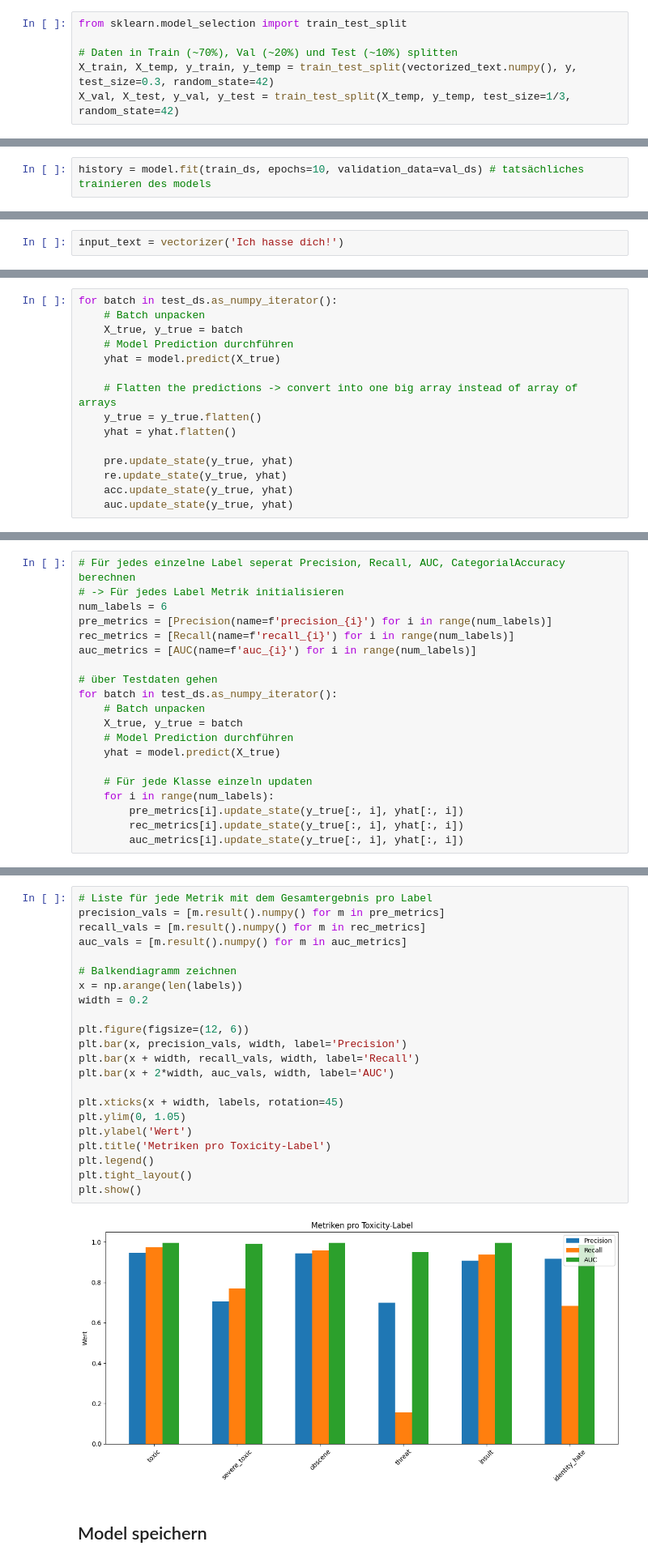
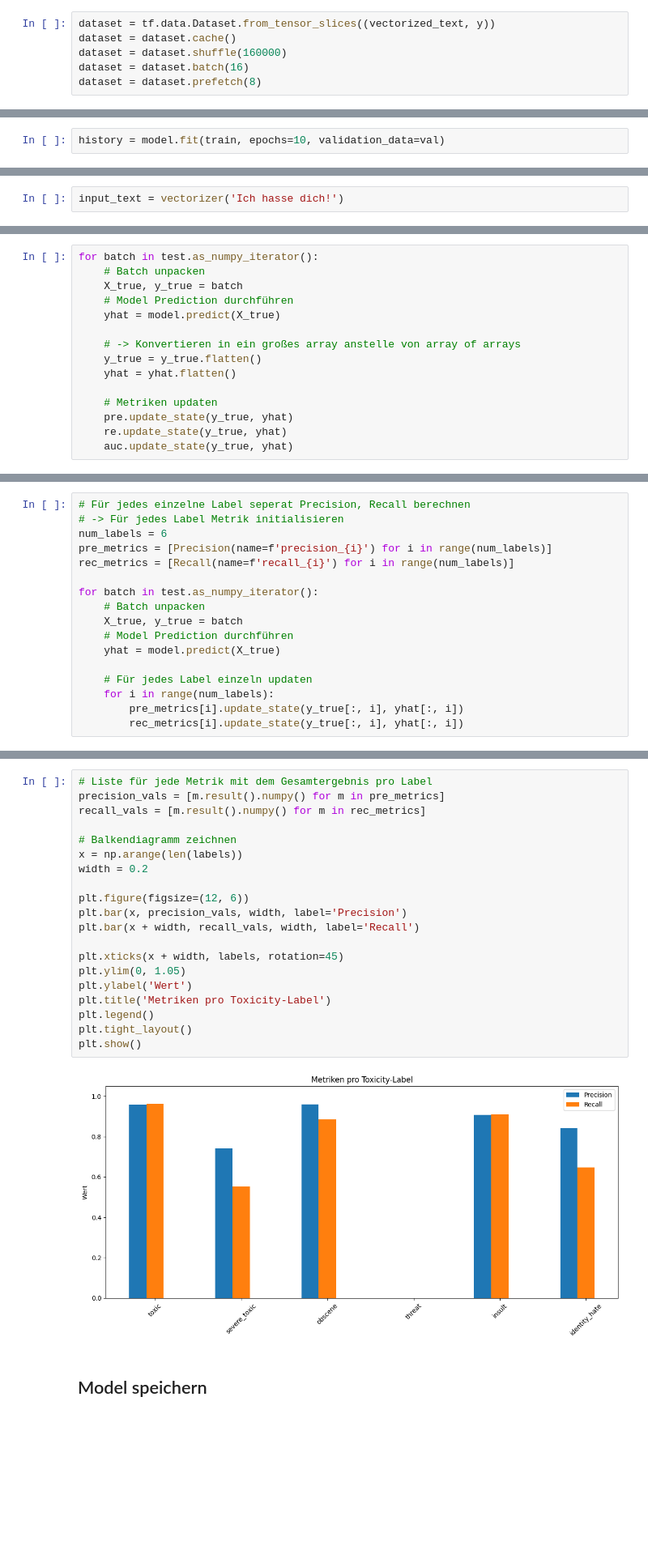
Before and after one commit to dominiknicklas/hm-student-hub, a Jupyter notebook: student_hub/model_training/toxicity_model_training.ipynb, the cells around one changed output, grey strips where cells are left out. Shown: that part at 81% size. Cells and saved outputs as stored; diff of their text form; blank space fills up the shorter version.

```diff
--- a/student_hub/model_training/toxicity_model_training.ipynb
+++ b/student_hub/model_training/toxicity_model_training.ipynb
@@ -148,9 +148,9 @@ Anzahl aller Tokens: 9639488
 Anzahl der [UNK]-Tokens: 146024
 Anteil [UNK]: 1.51%
 # %%
-from sklearn.model_selection import train_test_split
-
-# Daten in Train (~70%), Val (~20%) und Test (~10%) splitten
-X_train, X_temp, y_train, y_temp = train_test_split(vectorized_text.numpy(), y, test_size=0.3, random_state=42)
-X_val, X_test, y_val, y_test = train_test_split(X_temp, y_temp, test_size=1/3, random_state=42)
+dataset = tf.data.Dataset.from_tensor_slices((vectorized_text, y))
+dataset = dataset.cache()
+dataset = dataset.shuffle(160000)
+dataset = dataset.batch(16)
+dataset = dataset.prefetch(8)
 # %%
@@ -245,4 +207,4 @@ _________________________________________________________________
 # %%
-history = model.fit(train_ds, epochs=10, validation_data=val_ds) # tatsächliches trainieren des models
+history = model.fit(train, epochs=10, validation_data=val)
 # %% [output]
 Epoch 1/10
@@ -300,17 +271,17 @@ acc = CategoricalAccuracy()
 auc = AUC()
 # %%
-for batch in test_ds.as_numpy_iterator():
+for batch in test.as_numpy_iterator():
     # Batch unpacken
     X_true, y_true = batch
     # Model Prediction durchführen
     yhat = model.predict(X_true)
 
-    # Flatten the predictions -> convert into one big array instead of array of arrays
+    # -> Konvertieren in ein großes array anstelle von array of arrays
     y_true = y_true.flatten()
     yhat = yhat.flatten()
 
+    # Metriken updaten
     pre.update_state(y_true, yhat)
     re.update_state(y_true, yhat)
-    acc.update_state(y_true, yhat)
     auc.update_state(y_true, yhat)
 # %% [output]
@@ -338,21 +316,18 @@ Precision: 0.9246996641159058, Recall:0.9446273446083069, AUC:0.9973050355911255
 # %%
-# Für jedes einzelne Label seperat Precision, Recall, AUC, CategorialAccuracy berechnen
+# Für jedes einzelne Label seperat Precision, Recall berechnen
 # -> Für jedes Label Metrik initialisieren
 num_labels = 6
 pre_metrics = [Precision(name=f'precision_{i}') for i in range(num_labels)]
 rec_metrics = [Recall(name=f'recall_{i}') for i in range(num_labels)]
-auc_metrics = [AUC(name=f'auc_{i}') for i in range(num_labels)]
 
-# über Testdaten gehen
-for batch in test_ds.as_numpy_iterator():
+for batch in test.as_numpy_iterator():
     # Batch unpacken
     X_true, y_true = batch
     # Model Prediction durchführen
     yhat = model.predict(X_true)
 
-    # Für jede Klasse einzeln updaten
+    # Für jedes Label einzeln updaten
     for i in range(num_labels):
         pre_metrics[i].update_state(y_true[:, i], yhat[:, i])
         rec_metrics[i].update_state(y_true[:, i], yhat[:, i])
-        auc_metrics[i].update_state(y_true[:, i], yhat[:, i])
 # %% [output]
@@ -376,27 +352,25 @@ for batch in test_ds.as_numpy_iterator():
 # %%
 # Liste für jede Metrik mit dem Gesamtergebnis pro Label
 precision_vals = [m.result().numpy() for m in pre_metrics]
 recall_vals = [m.result().numpy() for m in rec_metrics]
-auc_vals = [m.result().numpy() for m in auc_metrics]
 
 # Balkendiagramm zeichnen
 x = np.arange(len(labels))
 width = 0.2
 
 plt.figure(figsize=(12, 6))
 plt.bar(x, precision_vals, width, label='Precision')
 plt.bar(x + width, recall_vals, width, label='Recall')
-plt.bar(x + 2*width, auc_vals, width, label='AUC')
 
 plt.xticks(x + width, labels, rotation=45)
 plt.ylim(0, 1.05)
 plt.ylabel('Wert')
 plt.title('Metriken pro Toxicity-Label')
 plt.legend()
 plt.tight_layout()
 plt.show()
 # %% [output]
-[figure, old version]
+[figure, new version]
 # %% [markdown]
 ## Model speichern
 # %%
```
Also changed, not shown: parts of 21 cells of this notebook, 4 other files.
